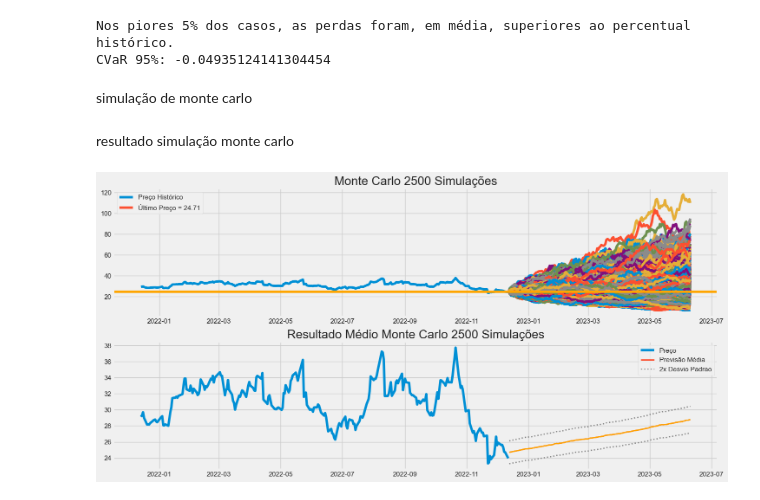
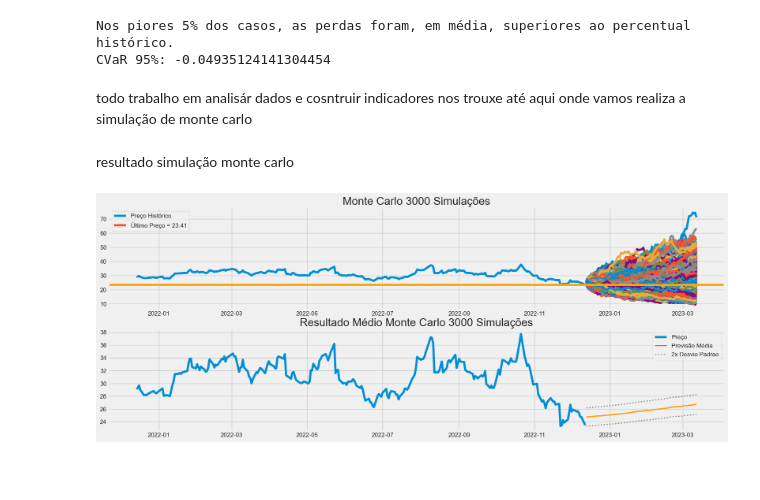
Before and after one commit to OdairDias/Projeto-Arima, a Jupyter notebook: projetomontecarlo.ipynb, the cells around one changed output. Cells and saved outputs as stored; diff of their text form; code cells hidden in the pictures; blank space fills up the shorter version.

```diff
--- a/projetomontecarlo.ipynb
+++ b/projetomontecarlo.ipynb
@@ -13,5 +19,5 @@ pd.options.display.float_format = '{:.2f}'.format
 # %%
-sns.set(rc={'figure.figsize':(22,8)})
+sns.set(rc={'figure.figsize':(18,7)})
 ativo = "PETR4.SA"  # https://finance.yahoo.com/
 # iremos colocar data inicial, sistema irá buscar até o dia atual
 dados_do_ativo = dados.DataReader(ativo, start="2021-12-12", data_source='yahoo')
@@ -220,16 +236,16 @@ print("CVaR 95%:", cvar)
 # %% [output]
 Nos piores 5% dos casos, as perdas foram, em média, superiores ao percentual histórico.
 CVaR 95%: -0.04935124141304454
-# %% [markdown]
-simulação de monte carlo
+# %% [markdown]
+todo trabalho em analisár dados e cosntruir indicadores nos trouxe até aqui onde vamos realiza a simulação de monte carlo
 # %%
 # Simulação de Monte Carlo
 
 # Número de dias a frente
-dias_posteriores = 180
+dias_posteriores = 90
 
 # Número de simulações
-simulacoes = 2500
+simulacoes = 3000
 
 # Último valor da ação
 ultimo_preco = 24.71
@@ -258,34 +274,34 @@ resultado simulação monte carlo
 # %%
 # Dividindo a área de plotagem em 2 subplots
 
 fig, ax = plt.subplots(nrows = 2, ncols = 1)
 # Plot
-ax[0].plot(dados_do_ativo["Fechamento"][:"2023-05-31"])
+ax[0].plot(dados_do_ativo["Fechamento"][:"2023-03-31"])
 
 ax[0].plot(resultados)
 
-ax[0].axhline(24.71, c = "orange")
+ax[0].axhline(23.46, c = "orange")
 
 ax[0].set_title(f"Monte Carlo {simulacoes} Simulações")
 
-ax[0].legend(["Preço Histórico", "Último Preço = 24.71"])
+ax[0].legend(["Preço Histórico", "Último Preço = 23.46"])
 
-ax[1].plot(dados_do_ativo["Fechamento"][:"2023-05-31"])
+ax[1].plot(dados_do_ativo["Fechamento"][:"2023-03-31"])
 
 ax[1].plot(resultados.apply("mean", axis = 1), lw = 2)
 
 ax[1].plot(media_resultados.apply((lambda x: x * (1+1.96 * log_desvio_retorno_diario))),
            lw = 2, linestyle = "dotted", c = "gray")
 
 ax[1].plot(media_resultados, lw = 2, c = "orange")
 
 ax[1].plot(media_resultados.apply((lambda x: x * (1-1.96 * log_desvio_retorno_diario))),
            lw = 2, linestyle = "dotted", c = "gray")
 
 ax[1].set_title(f"Resultado Médio Monte Carlo {simulacoes} Simulações")
 
 ax[1].legend(["Preço", "Previsão Média", "2x Desvio Padrao"])
 
 plt.show()
 # %% [output]
-[figure, old version]
+[figure, new version]
```
Also changed, not shown: parts of 26 cells of this notebook.
